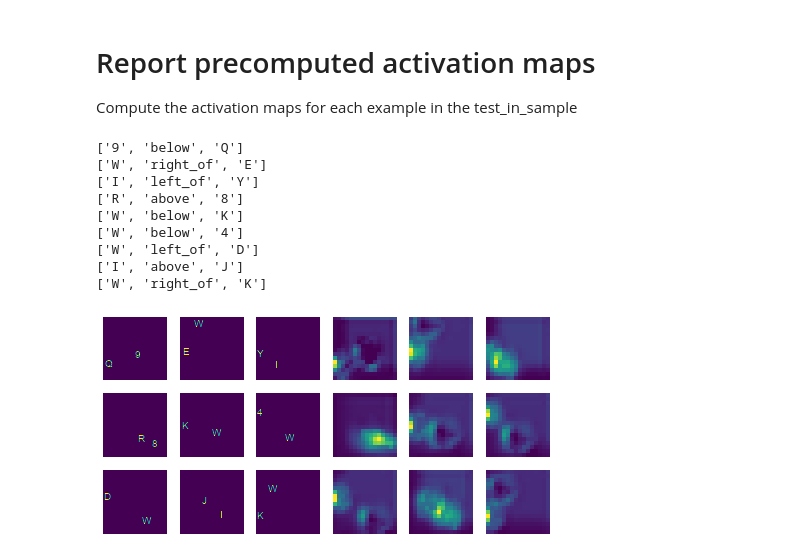
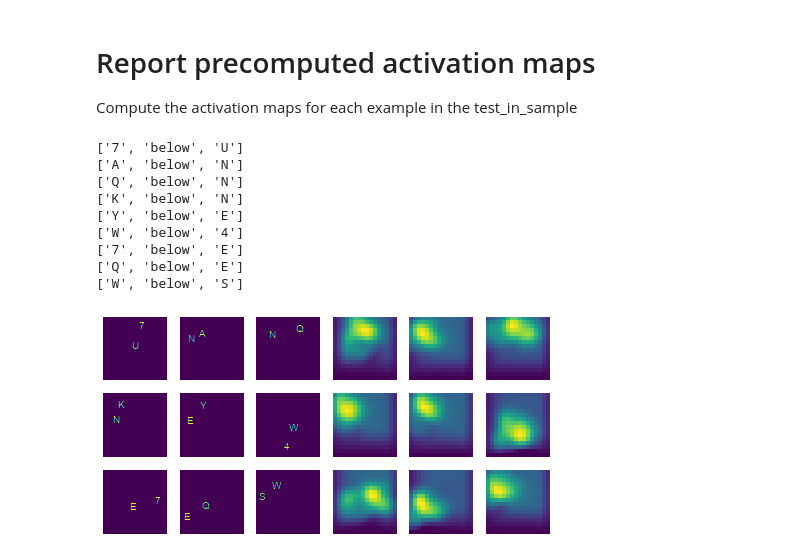
Before and after one commit to vanessadamario/understanding_reasoning, a Jupyter notebook: original_library/systematic-generalization-sqoop_2objects/scripts/notebooks/tree_activations.ipynb, the cells around one changed output. Saved outputs shown, nothing was run; the diff lists cells and outputs as text; code cells hidden in the pictures.

```diff
--- a/original_library/systematic-generalization-sqoop_2objects/scripts/notebooks/tree_activations.ipynb
+++ b/original_library/systematic-generalization-sqoop_2objects/scripts/notebooks/tree_activations.ipynb
@@ -142,43 +241,49 @@ Compute the activation maps for each example in the test_in_sample
 # %%
 lhs = 18  # 1 or 18
 model_type = 'tree'  #  tree, chain, chain_w_shortcuts, chain_w_shortcuts_flipped
-module_type = 'residual'  # residual or find
+module_type = 'residual'  # residual or find for tree, otherwise residual
+objs_per_image = 2
 
-data_path = join(root_path, 'datasets', data_name[2][lhs])
+data_path = join(root_path, 'datasets', data_name[objs_per_image][lhs])
 feats, quests, answrs = load_data_(data_path, file_str='test_in_sample')
-path_model = join(root_path, 'systematic-generalization-sqoop_2objects/results',
-                  '%s_models_2objs' % model_type,
+path_model = join(root_path, 'systematic-generalization-sqoop_%iobjects/results' % objs_per_image,
+                  '%s_models_%iobjs' % (model_type, objs_per_image),
                   module_type,
                   'lhs%i' %lhs)
+
+path_vocab_dataset = join(data_path, 'vocab.json')
+vocab_dataset = load_vocab(path_vocab_dataset)
+
+
 slurm_id = 0  # one of the five experiments
-module = 0  # 0=X, 1=Y, 2=R
-dim_ = 10  # one of the 64 feature maps
+module = 2  # 0=X, 1=Y, 2=R
+dim_ = 50  # one of the 64 feature maps
 
 lst_slurm_files = [f_.split('.')[0] for f_ in os.listdir(path_model) if f_.endswith('.pt.best')]
 max_activations_idx = np.load(join(path_model, '%s_idx_images.npy' % lst_slurm_files[slurm_id]))
 activation_maps = np.load(join(path_model, '%s_activation_maps.npy' % lst_slurm_files[slurm_id]))
 _, module_dim, top_n, map_dim, _ = activation_maps.shape
 
 fig, ax = plt.subplots(figsize=(8,4), ncols=top_n//3 * 2, nrows=top_n//3)
 for i_, (top_map, id_image) in enumerate(zip(activation_maps[module, dim_, :, :, :],
                                              max_activations_idx[:, module, dim_])):
-    print([vocab['question_idx_to_token'][q_] for q_ in quests[id_image]])
+    print([vocab_dataset['question_idx_to_token'][q_] for q_ in quests[id_image]])
     img = feats_to_image(feats[id_image])
     ax[i_ // 3, i_ % 3].imshow(img[1])
     ax[i_ // 3, 3 + i_ % 3].imshow(top_map)
     ax[i_ // 3, i_ % 3].axis('off')
     ax[i_ // 3, 3 + i_ % 3].axis('off')
 
 
 plt.show()
 # %% [output]
-['9', 'below', 'Q']
-['W', 'right_of', 'E']
-['I', 'left_of', 'Y']
-['R', 'above', '8']
-['W', 'below', 'K']
+['7', 'below', 'U']
+['A', 'below', 'N']
+['Q', 'below', 'N']
+['K', 'below', 'N']
+['Y', 'below', 'E']
 ['W', 'below', '4']
-['W', 'left_of', 'D']
-['I', 'above', 'J']
-['W', 'right_of', 'K']
+['7', 'below', 'E']
+['Q', 'below', 'E']
+['W', 'below', 'S']
-[figure, old version]
+[figure, new version]
```
Also changed, not shown: parts of 41 cells of this notebook, 2 other files.
